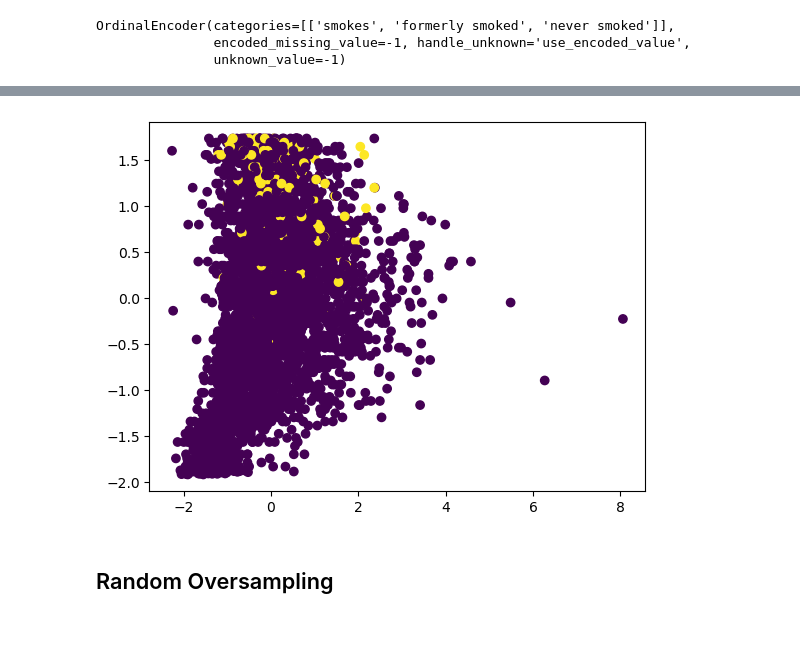
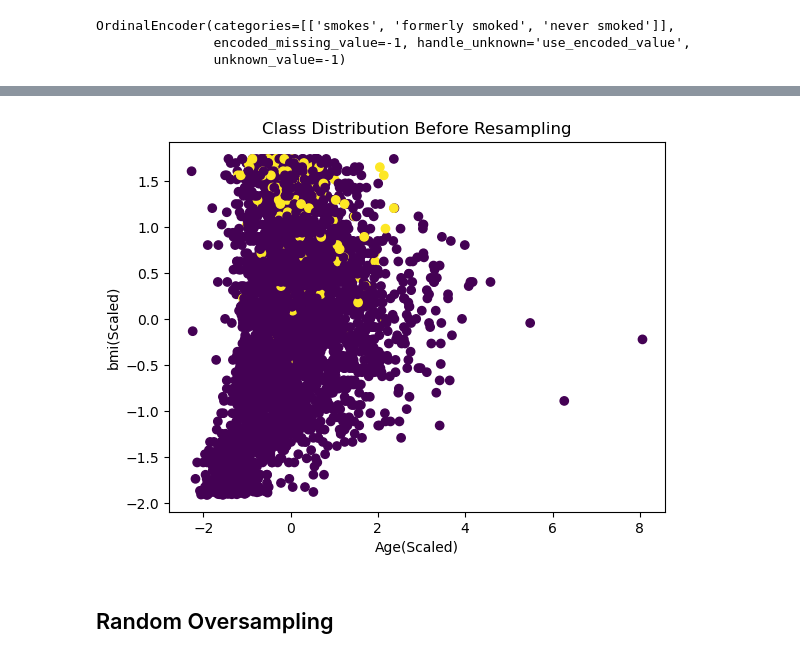
Before and after one commit to WELLSGITHUB/Project-2-Healthcare-, a Jupyter notebook: stroke_data_analysis_final.ipynb, the cells around one changed output, grey strips where cells are left out. Saved outputs shown, nothing was run; the diff lists cells and outputs as text; code cells hidden in the pictures; blank space fills up the shorter version.

Commit message:
Updated file with labels on certain charts

```diff
--- a/stroke_data_analysis_final.ipynb
+++ b/stroke_data_analysis_final.ipynb
@@ -247,13 +247,16 @@ X_test_encoded.tail(10)
 # %%
 # plotting our distribution of classes before resampling
 plt.scatter(
     x=X_train_encoded['bmi'],
     y=X_train_encoded['age'],
     c=y_train)
+plt.title('Class Distribution Before Resampling')
+plt.ylabel('bmi(Scaled)')
+plt.xlabel('Age(Scaled)')
 plt.savefig('before_resampling.png')
 plt.show()
 # %% [output]
-[figure, old version]
+[figure, new version]
 # %% [markdown]
 ## Random Oversampling
 # %%
```
Also changed, not shown: parts of 1 cell of this notebook.
